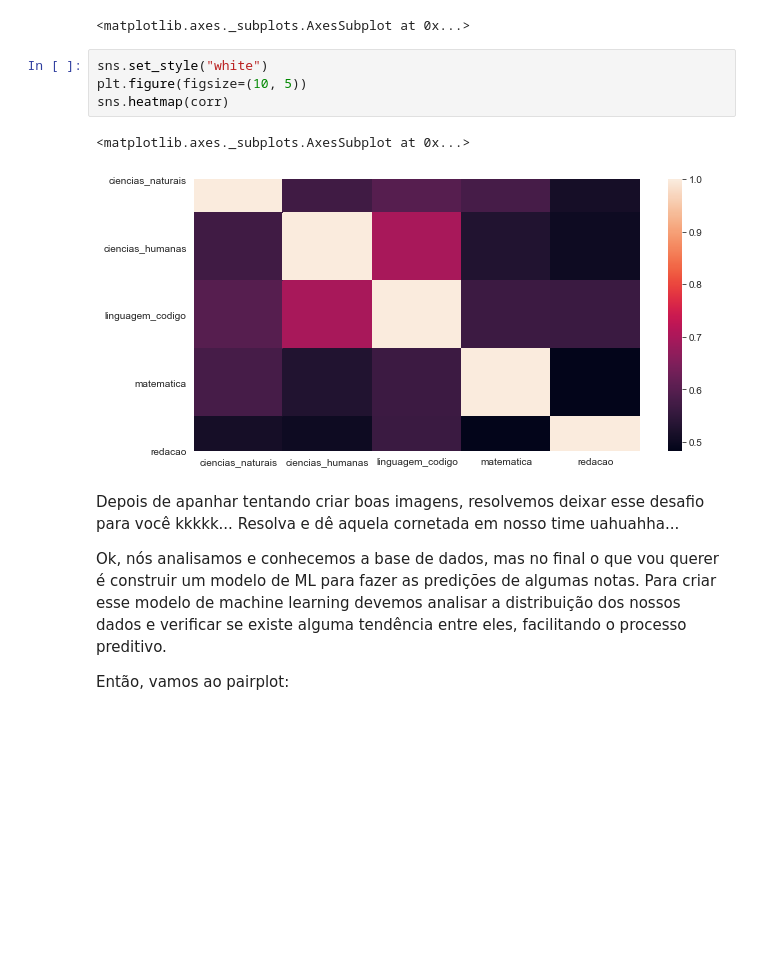
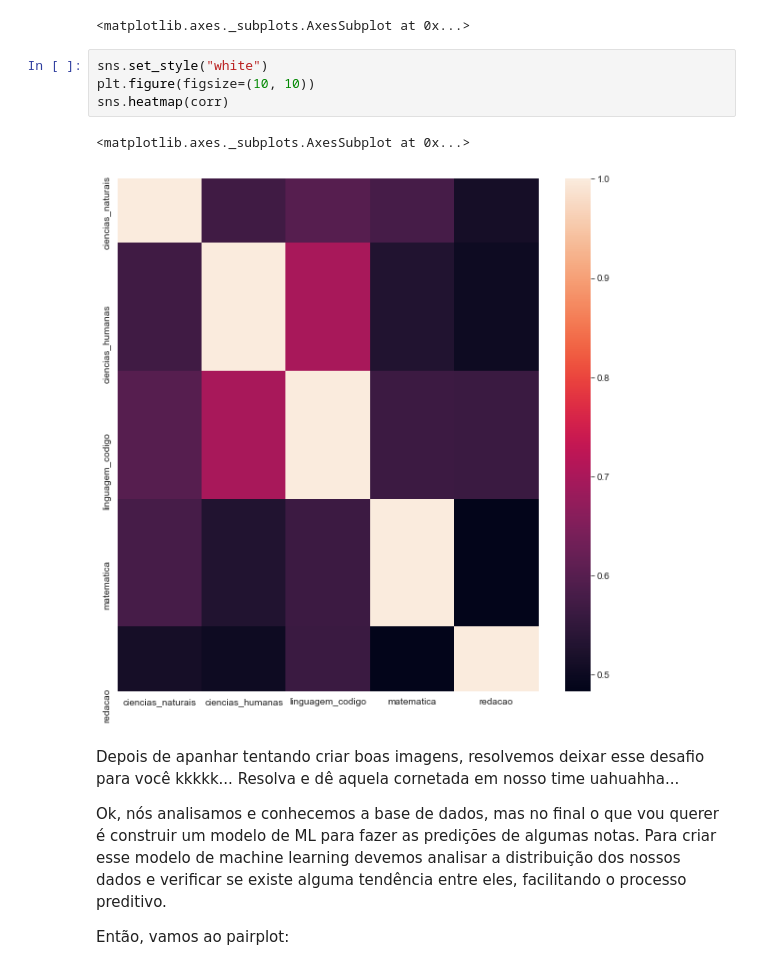
Before and after one commit to mtalaisys/quarentenadados, a Jupyter notebook: QuarentenaDados - Aula 4 e Aula 5.ipynb, the cells around one changed output. Drawn from its saved outputs; the diff is of its cells as text; blank space fills up the shorter version.

```diff
--- a/QuarentenaDados - Aula 4 e Aula 5.ipynb
+++ b/QuarentenaDados - Aula 4 e Aula 5.ipynb
@@ -96,11 +96,11 @@ sns.heatmap(corr, mask=mask, cmap=cmap, vmax=.3, center=0,
 <matplotlib.axes._subplots.AxesSubplot at 0x...>
 # %%
 sns.set_style("white")
-plt.figure(figsize=(10, 5))
+plt.figure(figsize=(10, 10))
 sns.heatmap(corr)
 # %% [output]
 <matplotlib.axes._subplots.AxesSubplot at 0x...>
-[figure, old version]
+[figure, new version]
 # %% [markdown]
 Depois de apanhar tentando criar boas imagens, resolvemos deixar esse desafio para você kkkkk... Resolva e dê aquela cornetada em nosso time uahuahha...
 
```
Also changed, not shown: parts of 5 cells of this notebook.
